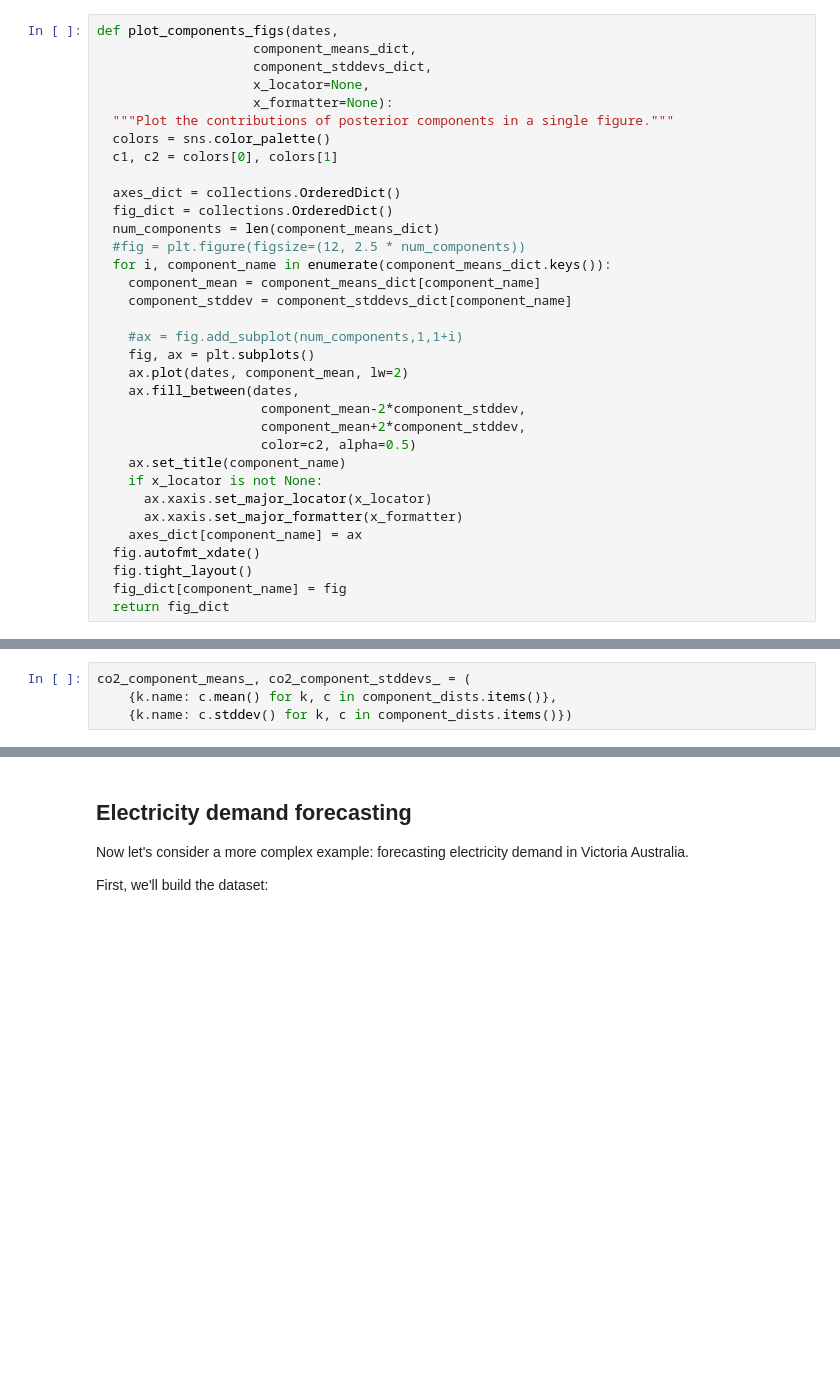
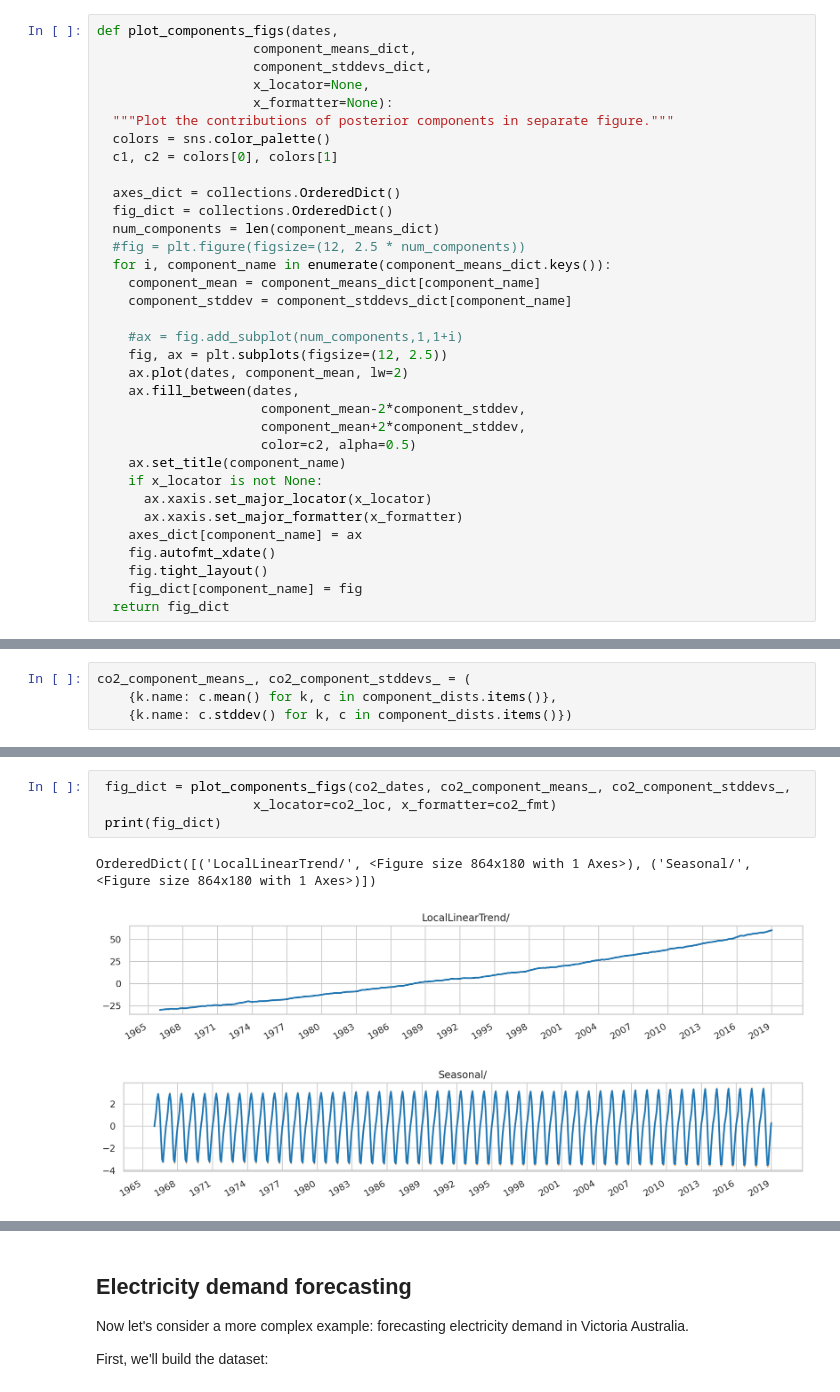
Before and after one commit to probml/probml-notebooks, a Jupyter notebook: notebooks/STS_TFP.ipynb, the cells around one changed output, grey strips where cells are left out. Saved outputs shown, nothing was run; the diff lists cells and outputs as text; blank space fills up the shorter version.

```diff
--- a/notebooks/STS_TFP.ipynb
+++ b/notebooks/STS_TFP.ipynb
@@ -137,7 +137,7 @@ def plot_components_figs(dates,
                     component_stddevs_dict,
                     x_locator=None,
                     x_formatter=None):
-  """Plot the contributions of posterior components in a single figure."""
+  """Plot the contributions of posterior components in separate figure."""
   colors = sns.color_palette()
   c1, c2 = colors[0], colors[1]
 
@@ -150,7 +150,7 @@ def plot_components_figs(dates,
     component_stddev = component_stddevs_dict[component_name]
 
     #ax = fig.add_subplot(num_components,1,1+i)
-    fig, ax = plt.subplots()
+    fig, ax = plt.subplots(figsize=(12, 2.5))
     ax.plot(dates, component_mean, lw=2)
     ax.fill_between(dates,
                      component_mean-2*component_stddev,
@@ -161,9 +161,9 @@ def plot_components_figs(dates,
       ax.xaxis.set_major_locator(x_locator)
       ax.xaxis.set_major_formatter(x_formatter)
     axes_dict[component_name] = ax
-  fig.autofmt_xdate()
-  fig.tight_layout()
-  fig_dict[component_name] = fig
+    fig.autofmt_xdate()
+    fig.tight_layout()
+    fig_dict[component_name] = fig
   return fig_dict
 # %%
 def plot_one_step_predictive(dates, observed_time_series,
@@ -348,0 +357,8 @@ co2_component_means_, co2_component_stddevs_ = (
+# %%
+ fig_dict = plot_components_figs(co2_dates, co2_component_means_, co2_component_stddevs_,
+                    x_locator=co2_loc, x_formatter=co2_fmt)
+ print(fig_dict)
+# %% [output]
+OrderedDict([('LocalLinearTrend/', <Figure size 864x180 with 1 Axes>), ('Seasonal/', <Figure size 864x180 with 1 Axes>)])
+[figure, added]
+[figure, added]
```
Also changed, not shown: parts of 9 cells of this notebook.
